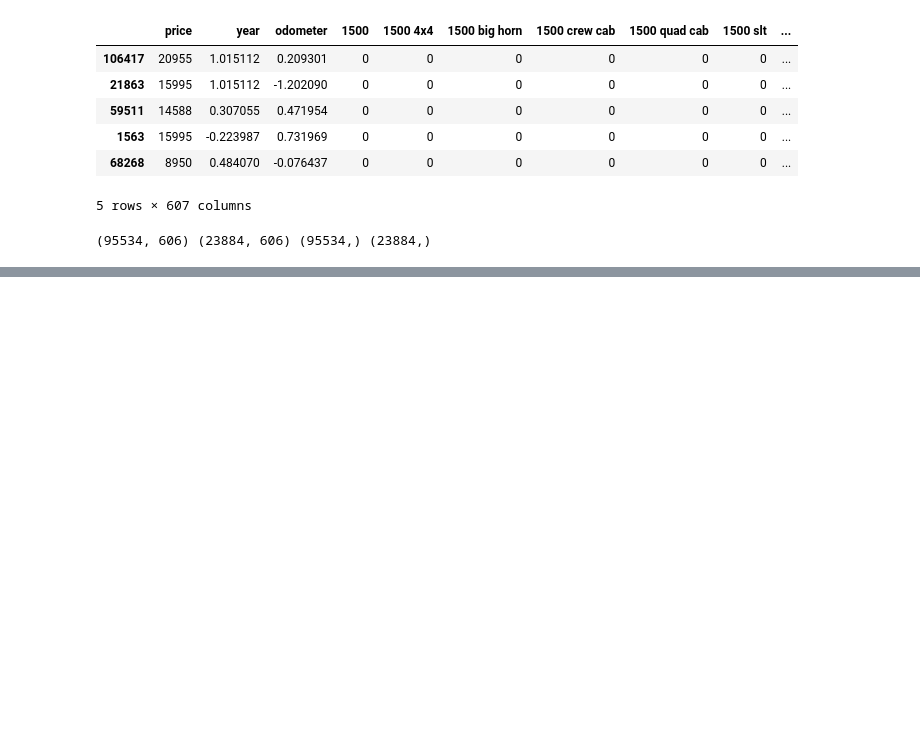
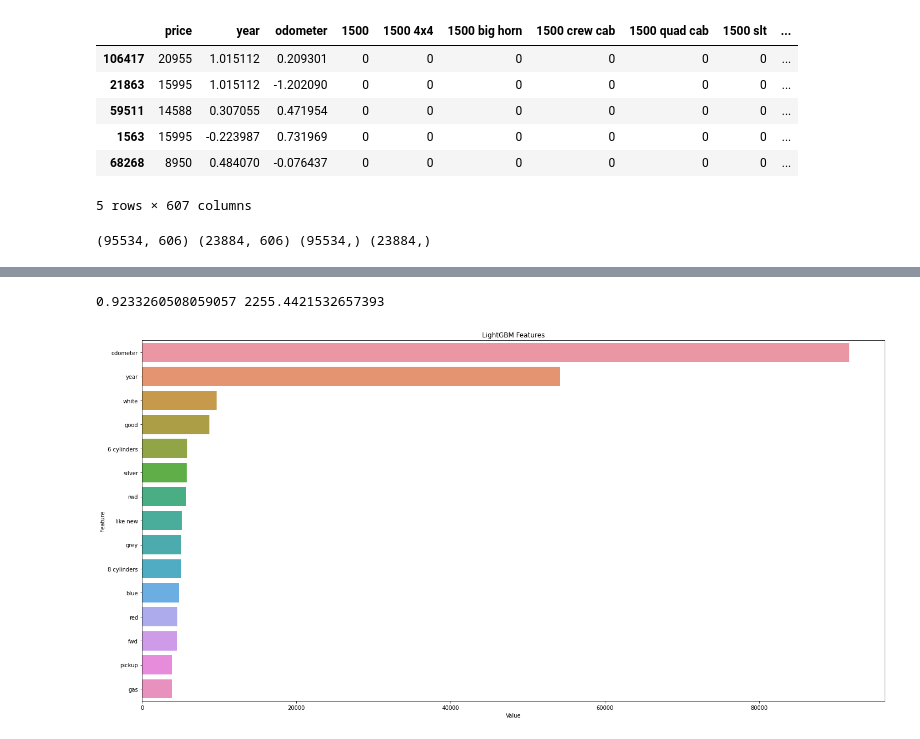
Before and after one commit to rdalexis/uw-ece657a-project-group25, a Jupyter notebook: Used_Car_Price_Prediction_Part2.ipynb, the cells around one changed output, grey strips where cells are left out. Cells and saved outputs as stored; diff of their text form; code cells hidden in the pictures; blank space fills up the shorter version.

Commit message:
added ensemble models

```diff
--- a/Used_Car_Price_Prediction_Part2.ipynb
+++ b/Used_Car_Price_Prediction_Part2.ipynb
@@ -330,3 +362,6 @@ model_score = model_score.append(pd.DataFrame({'r2':[lr_r2], 'rmse':[lr_rmse]},
 # %%
 dt_model = DecisionTreeRegressor(random_state=0)
+start = perf_counter()
 dt_model.fit(x_train, y_train)
+end = perf_counter()
+dt_train = end - start
@@ -402,0 +521,33 @@ model_score
+# %%
+# https://lightgbm.readthedocs.io/en/latest/Parameters-Tuning.html
+# https://github.com/chetanambi/Predicting-The-Costs-Of-Used-Cars-Hackathon-By-Imarticus-Learning/blob/master/Predict%20the%20Cost%20of%20Used%20Cars.ipynb
+# https://www.kaggle.com/vbmokin/used-cars-fe-eda-with-3d-abnormals-filter
+# https://www.kaggle.com/vbmokin/used-cars-price-prediction-by-15-models
+# https://lightgbm.readthedocs.io/en/latest/pythonapi/lightgbm.LGBMRegressor.html
+
+import lightgbm as lgb
+lgbm_train_data = lgb.Dataset(x_train, label=y_train)
+lgbm_test_data = lgb.Dataset(x_test, label=y_test)
+
+lgbm_params = {'objective': 'regression',
+         'boosting': 'gbdt',
+         'metric': 'l2_root',
+         'learning_rate': 0.05,
+         'num_leaves': 80,
+         'max_depth': -1,
+         'min_data_in_leaf': 4,
+         'bagging_fraction': 0.78,
+         'bagging_freq': 1,
+         'feature_fraction': 0.65,
+         'seed':0
+         }
+
+start = perf_counter()
+lgbm = lgb.train(params=lgbm_params,
+                 verbose_eval=100,
+                 num_boost_round=10000,
+                 early_stopping_rounds=100,
+                 train_set=lgbm_train_data,
+                 valid_sets=[lgbm_test_data])
+end = perf_counter()
+lgbm_train = end - start
@@ -402,0 +572,21 @@ model_score
+# %%
+start = perf_counter()
+lgbm_y_pred = lgbm.predict(x_test)
+end = perf_counter()
+lgbm_test = end - start
+
+lgbm_r2 = metrics.r2_score(y_test, lgbm_y_pred)
+lgbm_rmse = math.sqrt(metrics.mean_squared_error(y_test, lgbm_y_pred))
+print(lgbm_r2, lgbm_rmse)
+# %% [output]
+0.9233260508059057 2255.4421532657393
+# %%
+feature_imp = pd.DataFrame(sorted(zip(lgbm.feature_importance(), x_train.columns), reverse=True)[:15],
+                           columns=['Value','Feature'])
+plt.figure(figsize=(20, 10))
+sns.barplot(x="Value", y="Feature", data=feature_imp.sort_values(by="Value", ascending=False))
+plt.title('LightGBM Features')
+plt.tight_layout()
+plt.show()
+# %% [output]
+[figure, added]
```
Also changed, not shown: parts of 68 cells of this notebook.
